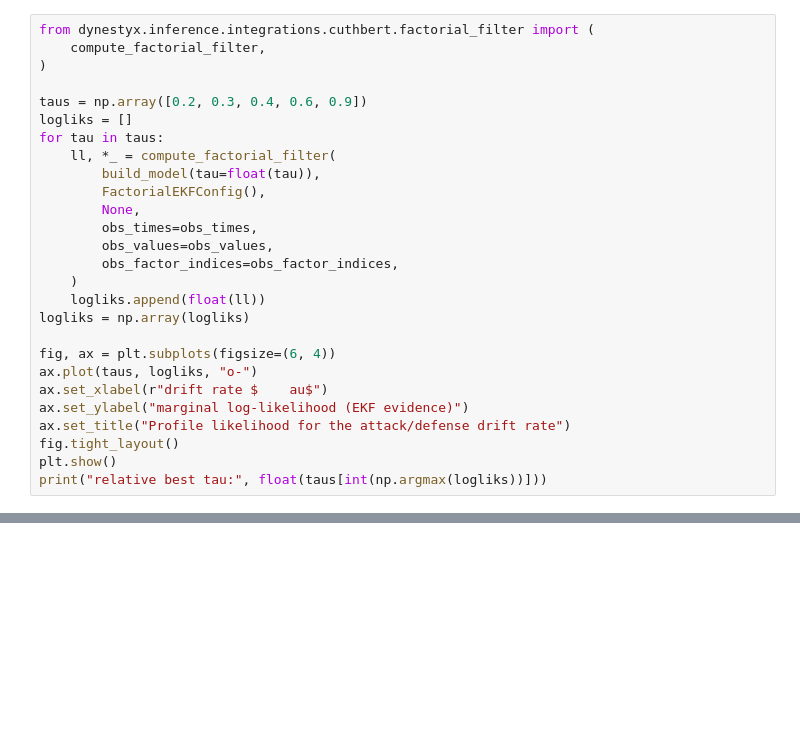
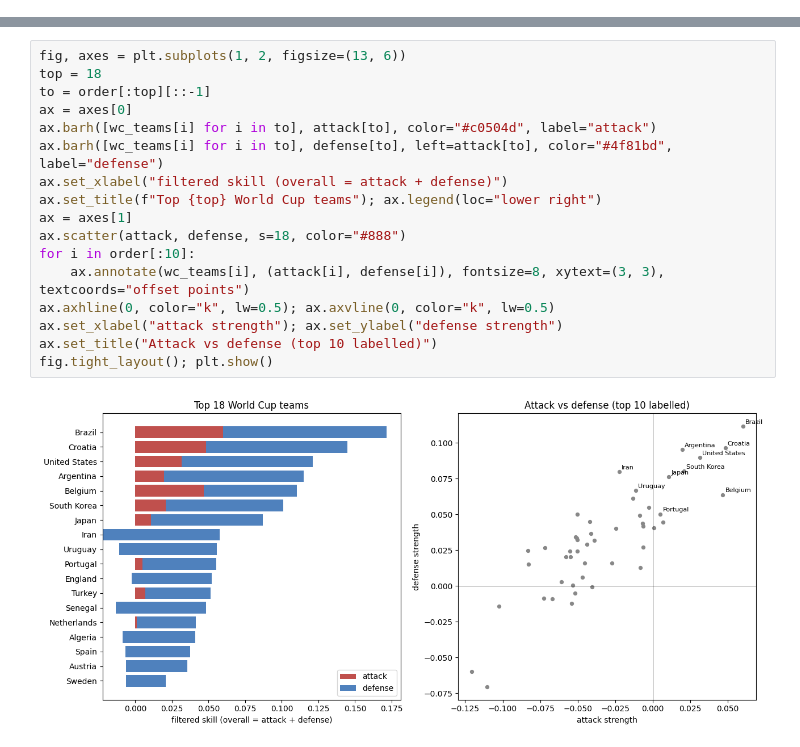
Before and after one commit to DanWaxman/dynestyx, a Jupyter notebook: docs/deep_dives/factorial_world_cup.ipynb, the cells around one changed output, grey strips where cells are left out. Saved outputs shown, nothing was run; the diff lists cells and outputs as text; blank space fills up the shorter version.

```diff
--- a/docs/deep_dives/factorial_world_cup.ipynb
+++ b/docs/deep_dives/factorial_world_cup.ipynb
@@ -289,27 +0,0 @@ and use `FactorialPFConfig` for gradient-based parameter inference.
-# %%
-from dynestyx.inference.integrations.cuthbert.factorial_filter import (
-    compute_factorial_filter,
-)
-
-taus = np.array([0.2, 0.3, 0.4, 0.6, 0.9])
-logliks = []
-for tau in taus:
-    ll, *_ = compute_factorial_filter(
-        build_model(tau=float(tau)),
-        FactorialEKFConfig(),
-        None,
-        obs_times=obs_times,
-        obs_values=obs_values,
-        obs_factor_indices=obs_factor_indices,
-    )
-    logliks.append(float(ll))
-logliks = np.array(logliks)
-
-fig, ax = plt.subplots(figsize=(6, 4))
-ax.plot(taus, logliks, "o-")
-ax.set_xlabel(r"drift rate $	au$")
-ax.set_ylabel("marginal log-likelihood (EKF evidence)")
-ax.set_title("Profile likelihood for the attack/defense drift rate")
-fig.tight_layout()
-plt.show()
-print("relative best tau:", float(taus[int(np.argmax(logliks))]))
@@ -460,0 +292,19 @@ Notes and extensions:
+# %%
+fig, axes = plt.subplots(1, 2, figsize=(13, 6))
+top = 18
+to = order[:top][::-1]
+ax = axes[0]
+ax.barh([wc_teams[i] for i in to], attack[to], color="#c0504d", label="attack")
+ax.barh([wc_teams[i] for i in to], defense[to], left=attack[to], color="#4f81bd", label="defense")
+ax.set_xlabel("filtered skill (overall = attack + defense)")
+ax.set_title(f"Top {top} World Cup teams"); ax.legend(loc="lower right")
+ax = axes[1]
+ax.scatter(attack, defense, s=18, color="#888")
+for i in order[:10]:
+    ax.annotate(wc_teams[i], (attack[i], defense[i]), fontsize=8, xytext=(3, 3), textcoords="offset points")
+ax.axhline(0, color="k", lw=0.5); ax.axvline(0, color="k", lw=0.5)
+ax.set_xlabel("attack strength"); ax.set_ylabel("defense strength")
+ax.set_title("Attack vs defense (top 10 labelled)")
+fig.tight_layout(); plt.show()
+# %% [output]
+[figure, added]
```
Also changed, not shown: parts of 47 cells of this notebook.
